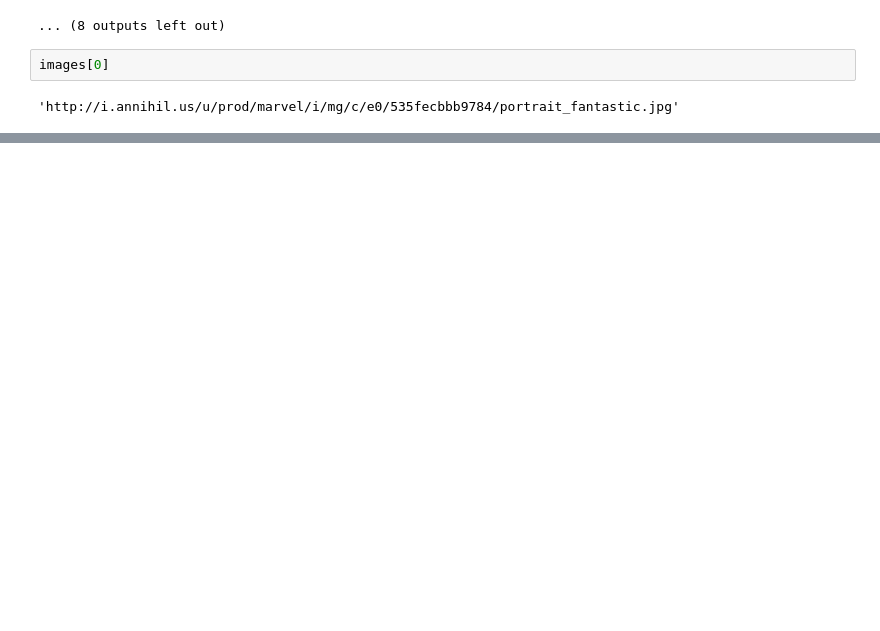
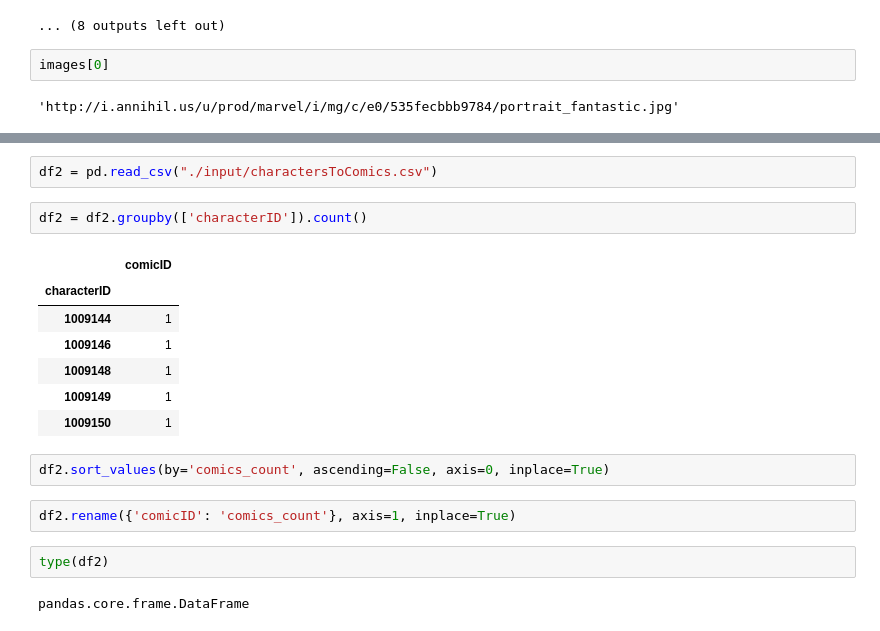
Before and after one commit to castares/latest-marvel-comics, a Jupyter notebook: tests.ipynb, the cells around one changed output, grey strips where cells are left out. Drawn from its saved outputs; the diff is of its cells as text; blank space fills up the shorter version.

```diff
--- a/tests.ipynb
+++ b/tests.ipynb
@@ -92,0 +108,20 @@ images[0]
+# %%
+df2 = pd.read_csv("./input/charactersToComics.csv")
+# %%
+df2 = df2.groupby(['characterID']).count()
+# %% [output]
+|  | comicID |
+| characterID |  |
+| 1009144 | 1 |
+| 1009146 | 1 |
+| 1009148 | 1 |
+| 1009149 | 1 |
+| 1009150 | 1 |
+# %%
+df2.sort_values(by='comics_count', ascending=False, axis=0, inplace=True)
+# %%
+df2.rename({'comicID': 'comics_count'}, axis=1, inplace=True)
+# %%
+type(df2)
+# %% [output]
+pandas.core.frame.DataFrame
```
Also changed, not shown: parts of 2 cells of this notebook.
